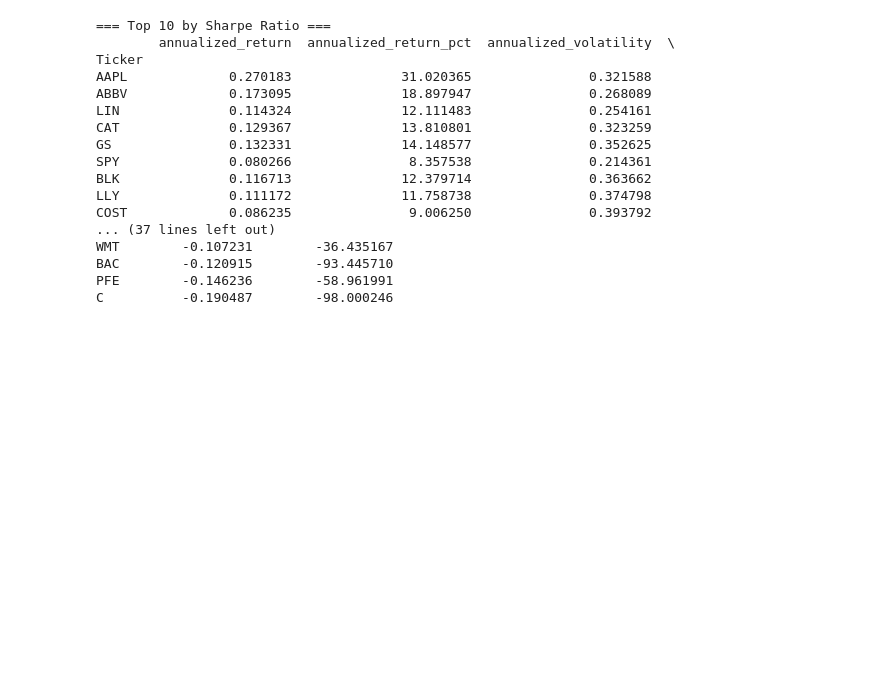
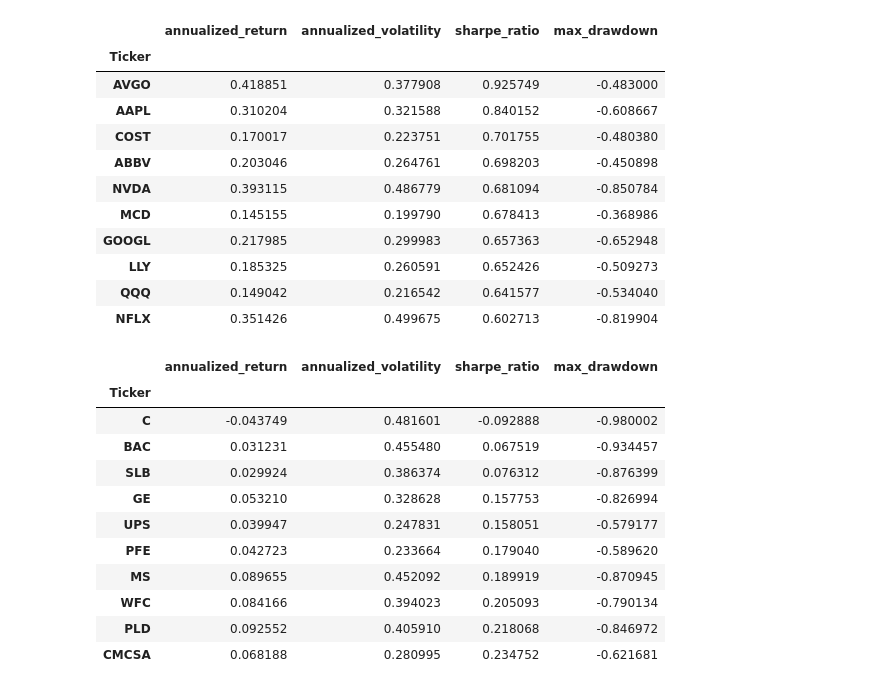
Before and after one commit to jarviscanada/jarvis_data_eng_YashMehrotra, a Jupyter notebook: ml_2/notebooks/01_eda.ipynb, the cells around one changed output. Saved outputs shown, nothing was run; the diff lists cells and outputs as text; code cells hidden in the pictures; blank space fills up the shorter version.

```diff
--- a/ml_2/notebooks/01_eda.ipynb
+++ b/ml_2/notebooks/01_eda.ipynb
@@ -134,49 +89,43 @@ How to handle missing trading days?
 # %%
-def compute_stats(group):
-    returns = group['LogReturn'].dropna()
-
-    #sharpe ratio
-    ann_return = returns.mean() * 252
-    ann_volatility = returns.std() * np.sqrt(252)
-    sharpe = ann_return / ann_volatility #assuming risk_free_rate=0
-
-    #max drawdown
-    cumulative = np.exp(returns.cumsum())
-    running_max = cumulative.cummax()
-    drawdown = (cumulative - running_max) / running_max
-    max_drawdown = drawdown.min()
-
+def stock_statistics(group):
+    returns = group["LogReturn"].dropna()
+    annual_log_return = returns.mean() * 252
+    annual_volatility = returns.std() * np.sqrt(252)
+    equity = np.exp(returns.cumsum())
+    drawdown = equity / equity.cummax() - 1
     return pd.Series({
-        'annualized_return': ann_return,
-        'annualized_return_pct': (np.exp(ann_return) - 1) * 100,
-        'annualized_volatility': ann_volatility,
-        'sharpe_ratio': sharpe,
-        'max_drawdown_pct': max_drawdown * 100
+        "annualized_return": np.exp(annual_log_return) - 1,
+        "annualized_volatility": annual_volatility,
+        "sharpe_ratio": annual_log_return / annual_volatility,
+        "max_drawdown": drawdown.min(),
     })
 
-stats = df.groupby('Ticker').apply(compute_stats, include_groups=False)
-ranked = stats.sort_values('sharpe_ratio', ascending=False)
 
-print("=== Top 10 by Sharpe Ratio ===")
-print(ranked.head(10))
-
-print("\n=== Bottom 10 by Sharpe Ratio ===")
-print(ranked.tail(10))
+stats = df.groupby("Ticker").apply(stock_statistics, include_groups=False)
+display(stats.sort_values("sharpe_ratio", ascending=False).head(10))
+display(stats.sort_values("sharpe_ratio").head(10))
 # %% [output]
-=== Top 10 by Sharpe Ratio ===
-        annualized_return  annualized_return_pct  annualized_volatility  \
-Ticker
-AAPL             0.270183              31.020365               0.321588
-ABBV             0.173095              18.897947               0.268089
-LIN              0.114324              12.111483               0.254161
-CAT              0.129367              13.810801               0.323259
-GS               0.132331              14.148577               0.352625
-SPY              0.080266               8.357538               0.214361
-BLK              0.116713              12.379714               0.363662
-LLY              0.111172              11.758738               0.374798
-COST             0.086235               9.006250               0.393792
-... (37 lines left out)
-WMT        -0.107231        -36.435167
-BAC        -0.120915        -93.445710
-PFE        -0.146236        -58.961991
-C          -0.190487        -98.000246
+|  | annualized_return | annualized_volatility | sharpe_ratio | max_drawdown |
+| Ticker |  |  |  |  |
+| AVGO | 0.418851 | 0.377908 | 0.925749 | -0.483000 |
+| AAPL | 0.310204 | 0.321588 | 0.840152 | -0.608667 |
+| COST | 0.170017 | 0.223751 | 0.701755 | -0.480380 |
+| ABBV | 0.203046 | 0.264761 | 0.698203 | -0.450898 |
+| NVDA | 0.393115 | 0.486779 | 0.681094 | -0.850784 |
+| MCD | 0.145155 | 0.199790 | 0.678413 | -0.368986 |
+| GOOGL | 0.217985 | 0.299983 | 0.657363 | -0.652948 |
+| LLY | 0.185325 | 0.260591 | 0.652426 | -0.509273 |
+| QQQ | 0.149042 | 0.216542 | 0.641577 | -0.534040 |
+| NFLX | 0.351426 | 0.499675 | 0.602713 | -0.819904 |
+|  | annualized_return | annualized_volatility | sharpe_ratio | max_drawdown |
+| Ticker |  |  |  |  |
+| C | -0.043749 | 0.481601 | -0.092888 | -0.980002 |
+| BAC | 0.031231 | 0.455480 | 0.067519 | -0.934457 |
+| SLB | 0.029924 | 0.386374 | 0.076312 | -0.876399 |
+| GE | 0.053210 | 0.328628 | 0.157753 | -0.826994 |
+| UPS | 0.039947 | 0.247831 | 0.158051 | -0.579177 |
+| PFE | 0.042723 | 0.233664 | 0.179040 | -0.589620 |
+| MS | 0.089655 | 0.452092 | 0.189919 | -0.870945 |
+| WFC | 0.084166 | 0.394023 | 0.205093 | -0.790134 |
+| PLD | 0.092552 | 0.405910 | 0.218068 | -0.846972 |
+| CMCSA | 0.068188 | 0.280995 | 0.234752 | -0.621681 |
```
Also changed, not shown: parts of 28 cells of this notebook, 11 other files.
